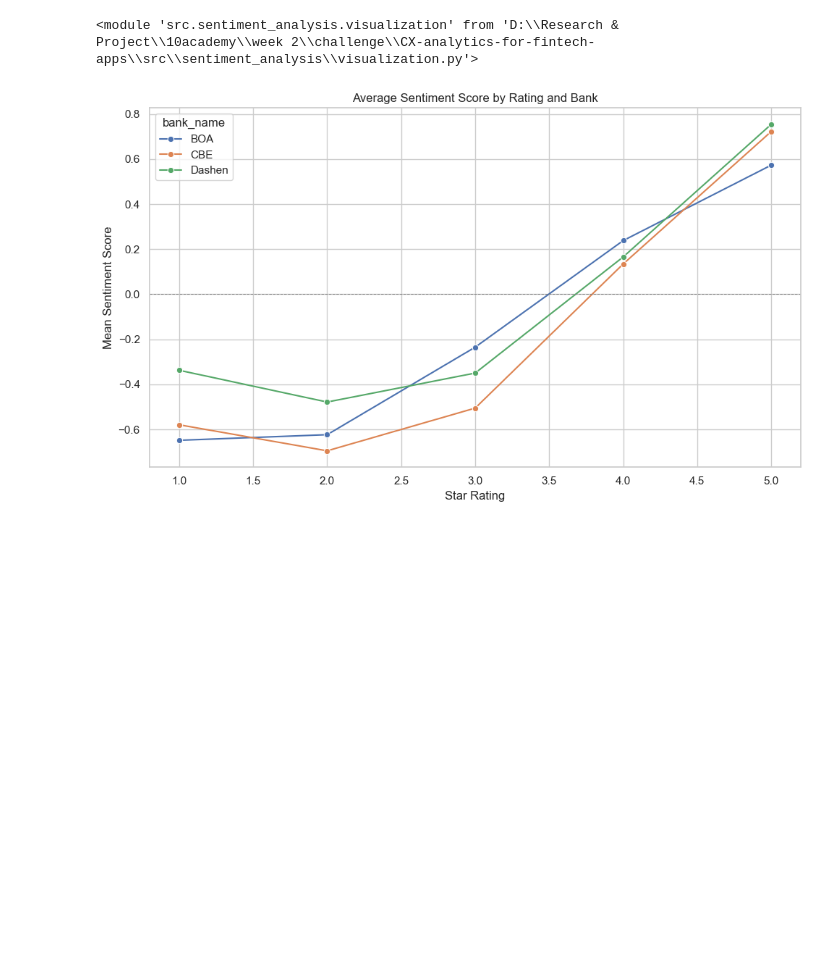
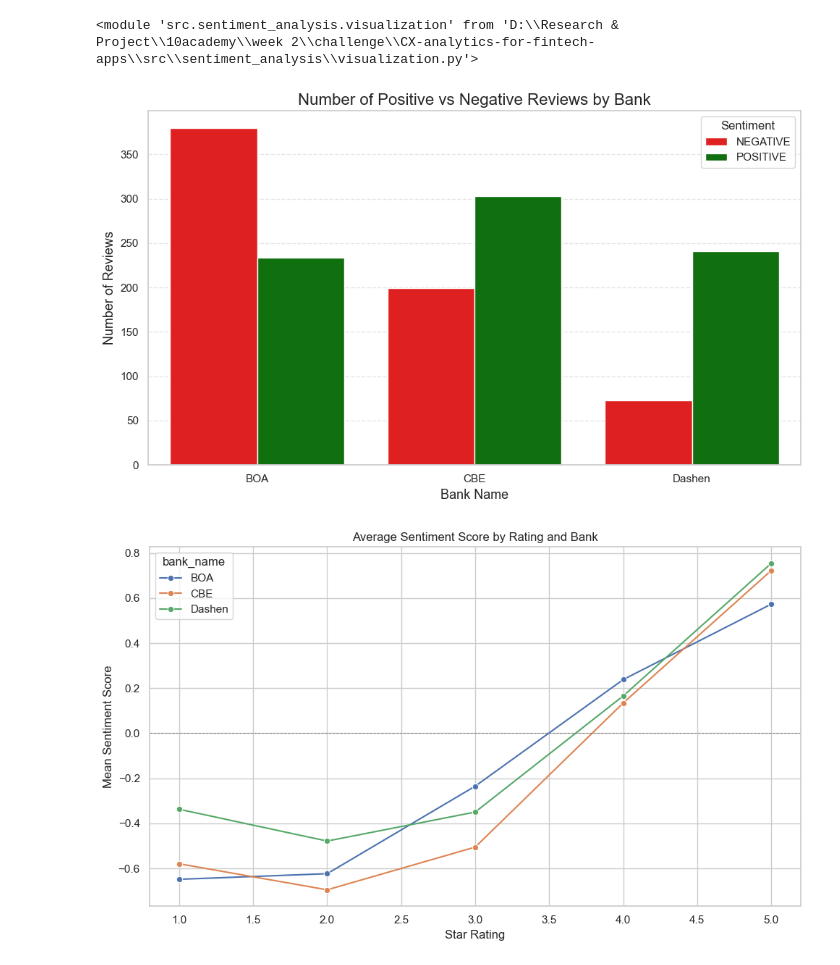
Before and after one commit to chalasimon/CX-analytics-for-fintech-apps, a Jupyter notebook: notebooks/task2.ipynb, the cells around one changed output. Saved outputs shown, nothing was run; the diff lists cells and outputs as text; code cells hidden in the pictures; blank space fills up the shorter version.

Commit message:
feat: visualization - number of -ve and +ve reviews by bank done

```diff
--- a/notebooks/task2.ipynb
+++ b/notebooks/task2.ipynb
@@ -167,7 +167,12 @@ reload(src.sentiment_analysis.visualization)
 # %%
 # initialize the visualizer
 visualizer = SentimentVisualizer()
+
+visualizer.plot_sentiment_distribution(data)
+
+
 # Visualize the sentiment scores
 visualizer.plot_mean_sentiment_trends(agg_data)
 # %% [output]
-[figure, old version]
+[figure, new version]
+[figure, added]
```
Also changed, not shown: 1 other file.
